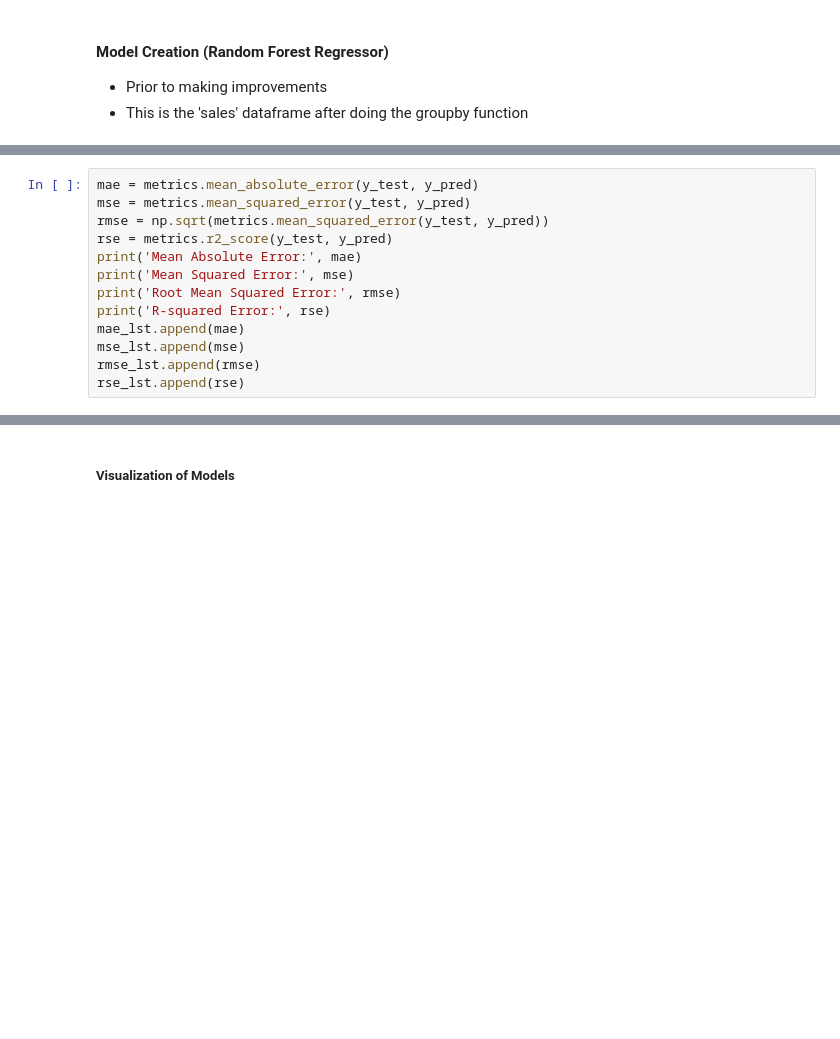
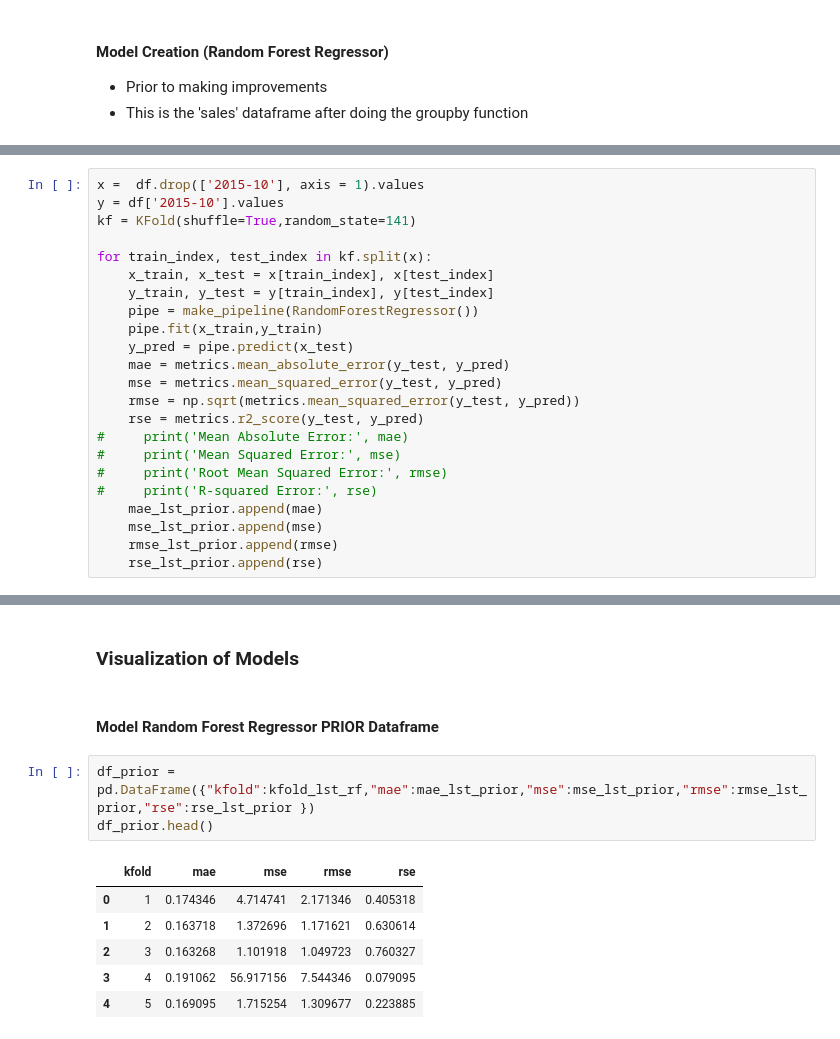
Before and after one commit to MichaelWoo-git/Predicting_Future_Sales_Timeseries, a Jupyter notebook: woo_,michael_finalproj.ipynb, the cells around one changed output, grey strips where cells are left out. Saved outputs shown, nothing was run; the diff lists cells and outputs as text; blank space fills up the shorter version.

```diff
--- a/regression_analysis.ipynb
+++ b/woo_,michael_finalproj.ipynb
@@ -383,13 +360,23 @@ y_pred = pipe.predict(x_test)
 # %%
-mae = metrics.mean_absolute_error(y_test, y_pred)
-mse = metrics.mean_squared_error(y_test, y_pred)
-rmse = np.sqrt(metrics.mean_squared_error(y_test, y_pred))
-rse = metrics.r2_score(y_test, y_pred)
-print('Mean Absolute Error:', mae)
-print('Mean Squared Error:', mse)
-print('Root Mean Squared Error:', rmse)
-print('R-squared Error:', rse)
-mae_lst.append(mae)
-mse_lst.append(mse)
-rmse_lst.append(rmse)
-rse_lst.append(rse)
+x =  df.drop(['2015-10'], axis = 1).values
+y = df['2015-10'].values
+kf = KFold(shuffle=True,random_state=141)
+
+for train_index, test_index in kf.split(x):
+    x_train, x_test = x[train_index], x[test_index]
+    y_train, y_test = y[train_index], y[test_index]
+    pipe = make_pipeline(RandomForestRegressor())
+    pipe.fit(x_train,y_train)
+    y_pred = pipe.predict(x_test)
+    mae = metrics.mean_absolute_error(y_test, y_pred)
+    mse = metrics.mean_squared_error(y_test, y_pred)
+    rmse = np.sqrt(metrics.mean_squared_error(y_test, y_pred))
+    rse = metrics.r2_score(y_test, y_pred)
+#     print('Mean Absolute Error:', mae)
+#     print('Mean Squared Error:', mse)
+#     print('Root Mean Squared Error:', rmse)
+#     print('R-squared Error:', rse)
+    mae_lst_prior.append(mae)
+    mse_lst_prior.append(mse)
+    rmse_lst_prior.append(rmse)
+    rse_lst_prior.append(rse)
@@ -444,2 +423,14 @@ R-squared Error: 0.7212317067749429
 # %% [markdown]
-##### Visualization of Models
+### Visualization of Models
+# %% [markdown]
+#### Model Random Forest Regressor PRIOR Dataframe
+# %%
+df_prior = pd.DataFrame({"kfold":kfold_lst_rf,"mae":mae_lst_prior,"mse":mse_lst_prior,"rmse":rmse_lst_prior,"rse":rse_lst_prior })
+df_prior.head()
+# %% [output]
+|  | kfold | mae | mse | rmse | rse |
+| 0 | 1 | 0.174346 | 4.714741 | 2.171346 | 0.405318 |
+| 1 | 2 | 0.163718 | 1.372696 | 1.171621 | 0.630614 |
+| 2 | 3 | 0.163268 | 1.101918 | 1.049723 | 0.760327 |
+| 3 | 4 | 0.191062 | 56.917156 | 7.544346 | 0.079095 |
+| 4 | 5 | 0.169095 | 1.715254 | 1.309677 | 0.223885 |
```
Also changed, not shown: parts of 20 cells of this notebook, 1 other file.
